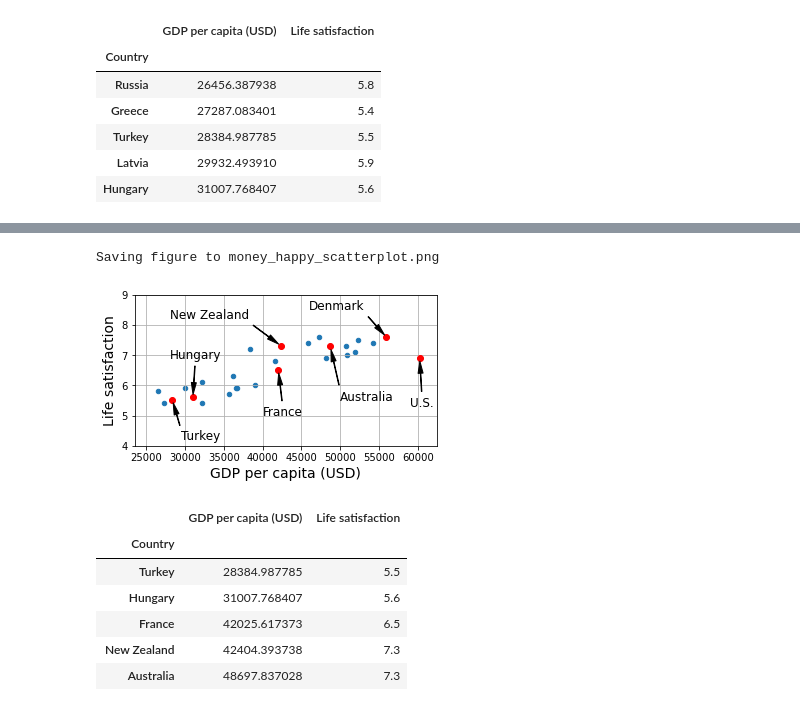
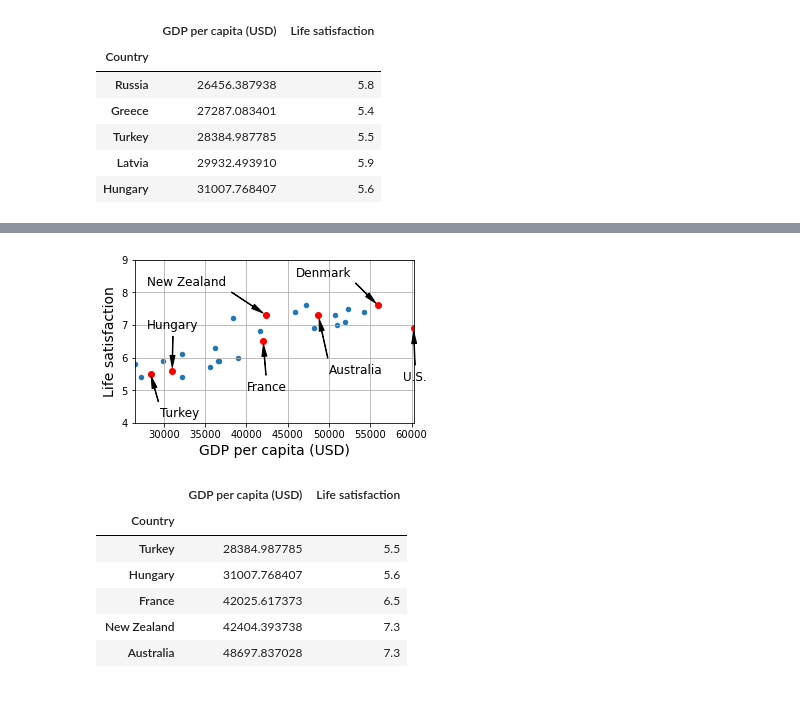
Before and after one commit to atanasiusps/Machine-Learning-Enrichment_Task, a Jupyter notebook: Chapter-1/Chapter_1.ipynb, the cells around one changed output, grey strips where cells are left out. Drawn from its saved outputs; the diff is of its cells as text; code cells hidden in the pictures.

```diff
--- a/Chapter-1/Chapter_1.ipynb
+++ b/Chapter-1/Chapter_1.ipynb
@@ -89,12 +89,14 @@ Bagian ini akan memproses data "Life Satisfaction". Pada bagian ini saya akan me
 # %% [markdown]
 Mengunduh dataset:
 # %%
+from pathlib import Path
 import urllib.request
-from pathlib import Path
 
-datapath = Path("C:/Users/Atanasius/OneDrive/Documents/A - KULIAH/A - SEMESTER 8/MACHINE LEARNING/Machine-Learning-Enrichment_Task/Chapter-1/dataset") / "datasets" / "lifesat"
+# Define the data path
+datapath = Path("C:/Users/Atanasius/OneDrive/Documents/A - KULIAH/A - SEMESTER 8/MACHINE LEARNING/Machine-Learning-Enrichment_Task/Chapter-1/datasets") / "datasets" / "lifesat"
 datapath.mkdir(parents=True, exist_ok=True)
 
+# Download files if they don't exist
 data_root = "https://github.com/ageron/data/raw/main/"
 for filename in ("oecd_bli.csv", "gdp_per_capita.csv"):
     if not (datapath / filename).is_file():
@@ -177,37 +194,57 @@ full_country_stats.to_csv(datapath / "lifesat_full.csv")
 # %%
+import matplotlib.pyplot as plt
+from pathlib import Path
+
+# Use exact column names from your DataFrame
+gdppc_col = "GDP per capita (USD)"
+lifesat_col = "Life satisfaction"
+
+# Calculate min and max GDP for axis limits
+min_gdp = country_stats[gdppc_col].min()
+max_gdp = country_stats[gdppc_col].max()
+
+# Plot scatter plot
 country_stats.plot(kind='scatter', figsize=(5, 3), grid=True,
                    x=gdppc_col, y=lifesat_col)
 
 min_life_sat = 4
 max_life_sat = 9
 
+# Positions to place annotation text
 position_text = {
-    "Turkey": (29_500, 4.2),
-    "Hungary": (28_000, 6.9),
-    "France": (40_000, 5),
-    "New Zealand": (28_000, 8.2),
-    "Australia": (50_000, 5.5),
-    "United States": (59_000, 5.3),
-    "Denmark": (46_000, 8.5)
+    "Turkey": (29500, 4.2),
+    "Hungary": (28000, 6.9),
+    "France": (40000, 5),
+    "New Zealand": (28000, 8.2),
+    "Australia": (50000, 5.5),
+    "United States": (59000, 5.3),
+    "Denmark": (46000, 8.5)
 }
 
+# Annotate countries on the plot
 for country, pos_text in position_text.items():
     pos_data_x = country_stats[gdppc_col].loc[country]
     pos_data_y = country_stats[lifesat_col].loc[country]
-    country = "U.S." if country == "United States" else country
-    plt.annotate(country, xy=(pos_data_x, pos_data_y),
+    display_name = "U.S." if country == "United States" else country
+    plt.annotate(display_name, xy=(pos_data_x, pos_data_y),
                  xytext=pos_text, fontsize=12,
                  arrowprops=dict(facecolor='black', width=0.5,
                                  shrink=0.08, headwidth=5))
     plt.plot(pos_data_x, pos_data_y, "ro")
 
 plt.axis([min_gdp, max_gdp, min_life_sat, max_life_sat])
 
-save_fig('money_happy_scatterplot')
+# Define save path and create directory if needed
+save_path = Path(r"C:\Users\Atanasius\OneDrive\Documents\A - KULIAH\A - SEMESTER 8\MACHINE LEARNING\Machine-Learning-Enrichment_Task\Chapter-1\images\end_to_end_project\images")
+save_path.mkdir(parents=True, exist_ok=True)
+fig_filename = save_path / "money_happy_scatterplot.png"
+
+# Save the figure with high resolution and tight layout
+plt.savefig(fig_filename, dpi=300, bbox_inches='tight')
+
 plt.show()
 # %% [output]
-Saving figure to money_happy_scatterplot.png
-[figure, old version]
+[figure, new version]
 # %%
 highlighted_countries = country_stats.loc[list(position_text.keys())]
 highlighted_countries[[gdppc_col, lifesat_col]].sort_values(by=gdppc_col)
```
Also changed, not shown: parts of 7 cells of this notebook, 26 other files.
